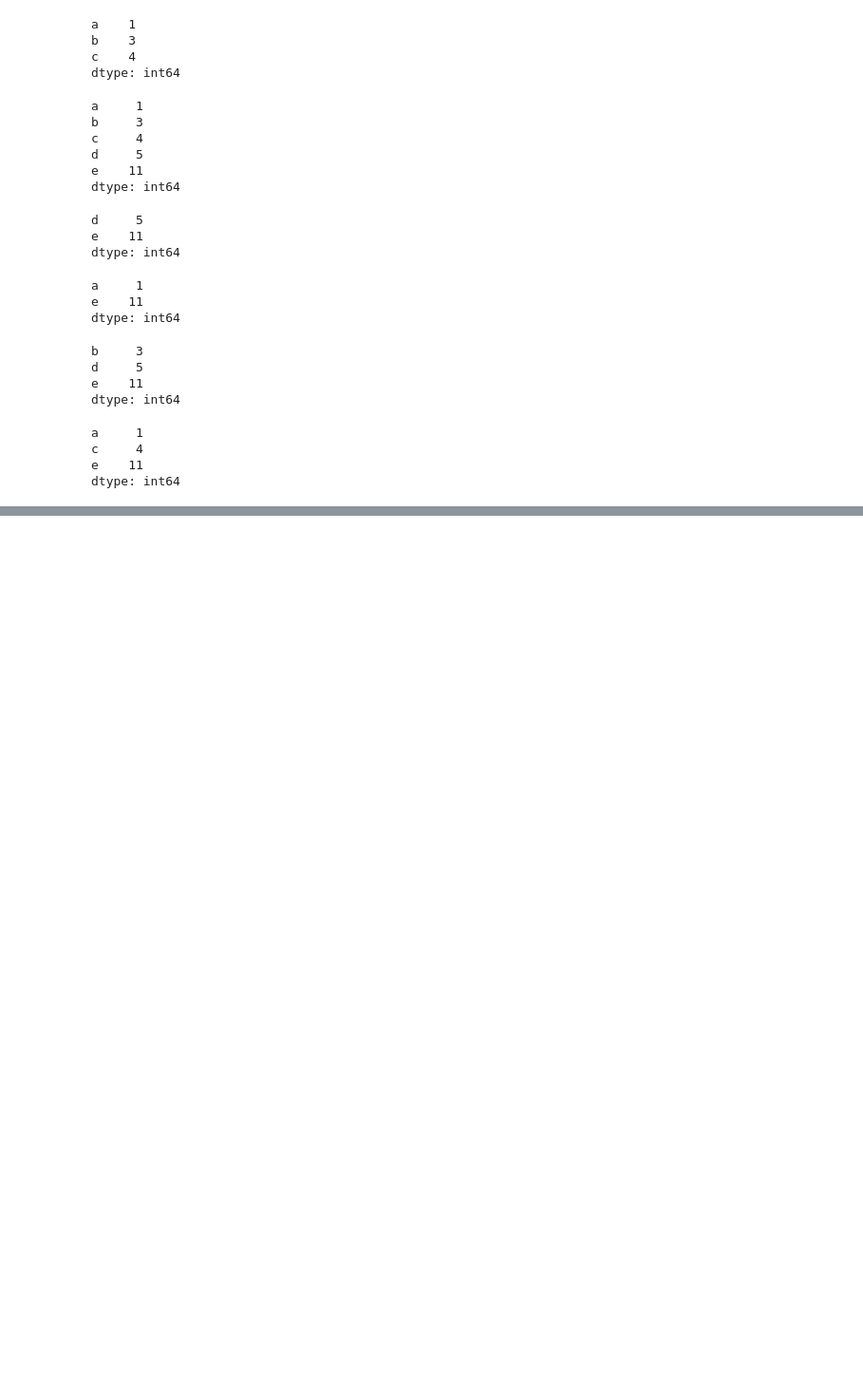
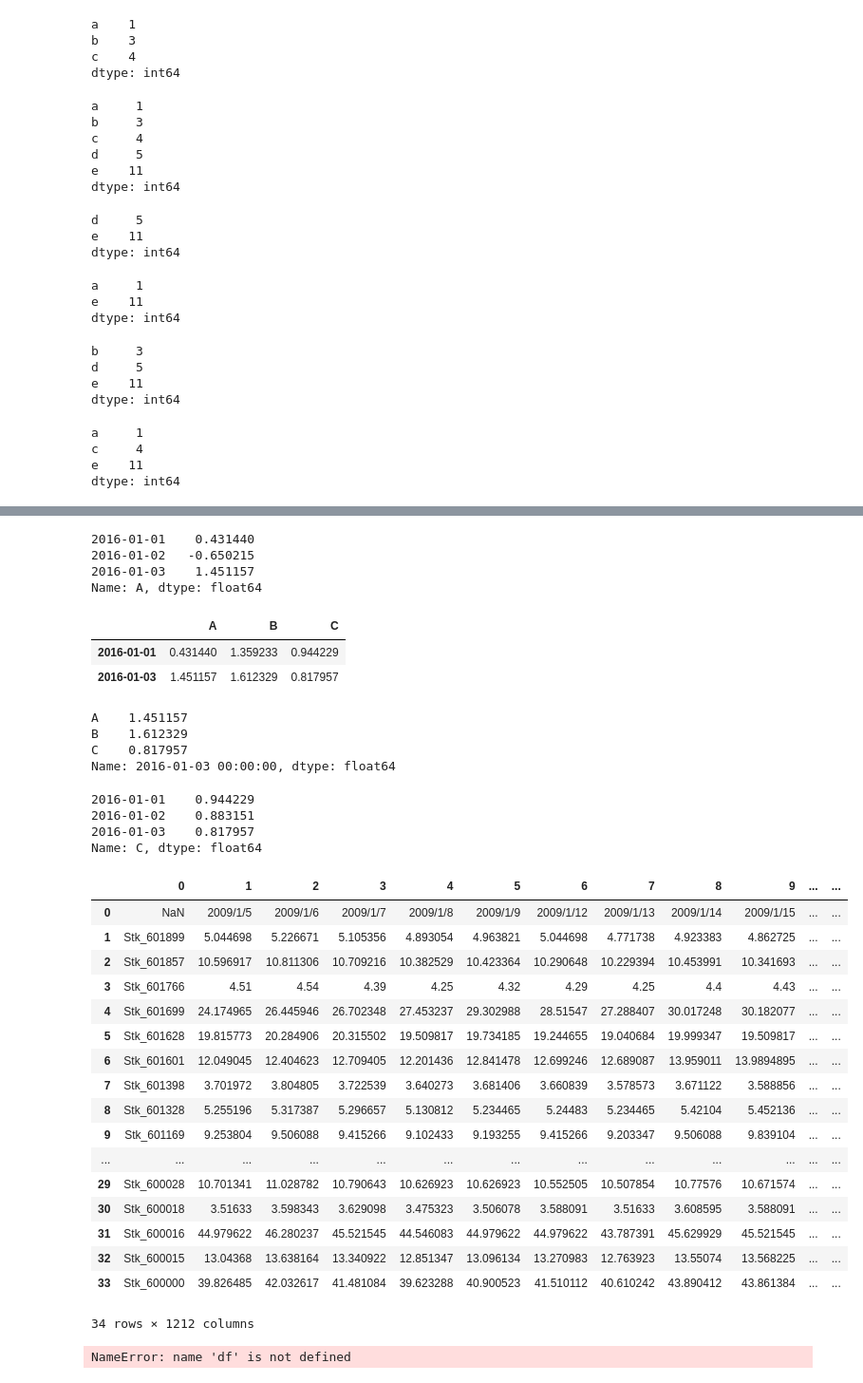
Before and after one commit to Benknightdark/PythonDeepLearning, a Jupyter notebook: Quantitative investment.ipynb, the cells around one changed output, grey strips where cells are left out. Shown at 95% size. Saved outputs shown, nothing was run; the diff lists cells and outputs as text; code cells hidden in the pictures; blank space fills up the shorter version.

```diff
--- a/Quantitative investment.ipynb
+++ b/Quantitative investment.ipynb
@@ -371,0 +513,52 @@ dtype: int64
+# %%
+dfa['A']
+# %% [output]
+2016-01-01    0.431440
+2016-01-02   -0.650215
+2016-01-03    1.451157
+Name: A, dtype: float64
+# %%
+dfa[dfa['A']>0]
+# %% [output]
+|  | A | B | C |
+| 2016-01-01 | 0.431440 | 1.359233 | 0.944229 |
+| 2016-01-03 | 1.451157 | 1.612329 | 0.817957 |
+# %%
+dfa.iloc[2]
+# %% [output]
+A    1.451157
+B    1.612329
+C    0.817957
+Name: 2016-01-03 00:00:00, dtype: float64
+# %%
+dfa.iloc[:,2]
+# %% [output]
+2016-01-01    0.944229
+2016-01-02    0.883151
+2016-01-03    0.817957
+Name: C, dtype: float64
+# %%
+dfcsv.transpose()
+# %% [output]
+|  | 0 | 1 | 2 | 3 | 4 | 5 | 6 | 7 | 8 | 9 | ... | ... |
+| 0 | NaN | 2009/1/5 | 2009/1/6 | 2009/1/7 | 2009/1/8 | 2009/1/9 | 2009/1/12 | 2009/1/13 | 2009/1/14 | 2009/1/15 | ... | ... |
+| 1 | Stk_601899 | 5.044698 | 5.226671 | 5.105356 | 4.893054 | 4.963821 | 5.044698 | 4.771738 | 4.923383 | 4.862725 | ... | ... |
+| 2 | Stk_601857 | 10.596917 | 10.811306 | 10.709216 | 10.382529 | 10.423364 | 10.290648 | 10.229394 | 10.453991 | 10.341693 | ... | ... |
+| 3 | Stk_601766 | 4.51 | 4.54 | 4.39 | 4.25 | 4.32 | 4.29 | 4.25 | 4.4 | 4.43 | ... | ... |
+| 4 | Stk_601699 | 24.174965 | 26.445946 | 26.702348 | 27.453237 | 29.302988 | 28.51547 | 27.288407 | 30.017248 | 30.182077 | ... | ... |
+| 5 | Stk_601628 | 19.815773 | 20.284906 | 20.315502 | 19.509817 | 19.734185 | 19.244655 | 19.040684 | 19.999347 | 19.509817 | ... | ... |
+| 6 | Stk_601601 | 12.049045 | 12.404623 | 12.709405 | 12.201436 | 12.841478 | 12.699246 | 12.689087 | 13.959011 | 13.9894895 | ... | ... |
+| 7 | Stk_601398 | 3.701972 | 3.804805 | 3.722539 | 3.640273 | 3.681406 | 3.660839 | 3.578573 | 3.671122 | 3.588856 | ... | ... |
+| 8 | Stk_601328 | 5.255196 | 5.317387 | 5.296657 | 5.130812 | 5.234465 | 5.24483 | 5.234465 | 5.42104 | 5.452136 | ... | ... |
+| 9 | Stk_601169 | 9.253804 | 9.506088 | 9.415266 | 9.102433 | 9.193255 | 9.415266 | 9.203347 | 9.506088 | 9.839104 | ... | ... |
+| ... | ... | ... | ... | ... | ... | ... | ... | ... | ... | ... | ... | ... |
+| 29 | Stk_600028 | 10.701341 | 11.028782 | 10.790643 | 10.626923 | 10.626923 | 10.552505 | 10.507854 | 10.77576 | 10.671574 | ... | ... |
+| 30 | Stk_600018 | 3.51633 | 3.598343 | 3.629098 | 3.475323 | 3.506078 | 3.588091 | 3.51633 | 3.608595 | 3.588091 | ... | ... |
+| 31 | Stk_600016 | 44.979622 | 46.280237 | 45.521545 | 44.546083 | 44.979622 | 44.979622 | 43.787391 | 45.629929 | 45.521545 | ... | ... |
+| 32 | Stk_600015 | 13.04368 | 13.638164 | 13.340922 | 12.851347 | 13.096134 | 13.270983 | 12.763923 | 13.55074 | 13.568225 | ... | ... |
+| 33 | Stk_600000 | 39.826485 | 42.032617 | 41.481084 | 39.623288 | 40.900523 | 41.510112 | 40.610242 | 43.890412 | 43.861384 | ... | ... |
+34 rows × 1212 columns
+# %%
+df.T
+# %% [output]
+NameError: name 'df' is not defined
```
Also changed, not shown: parts of 35 cells of this notebook, 1 other file.
